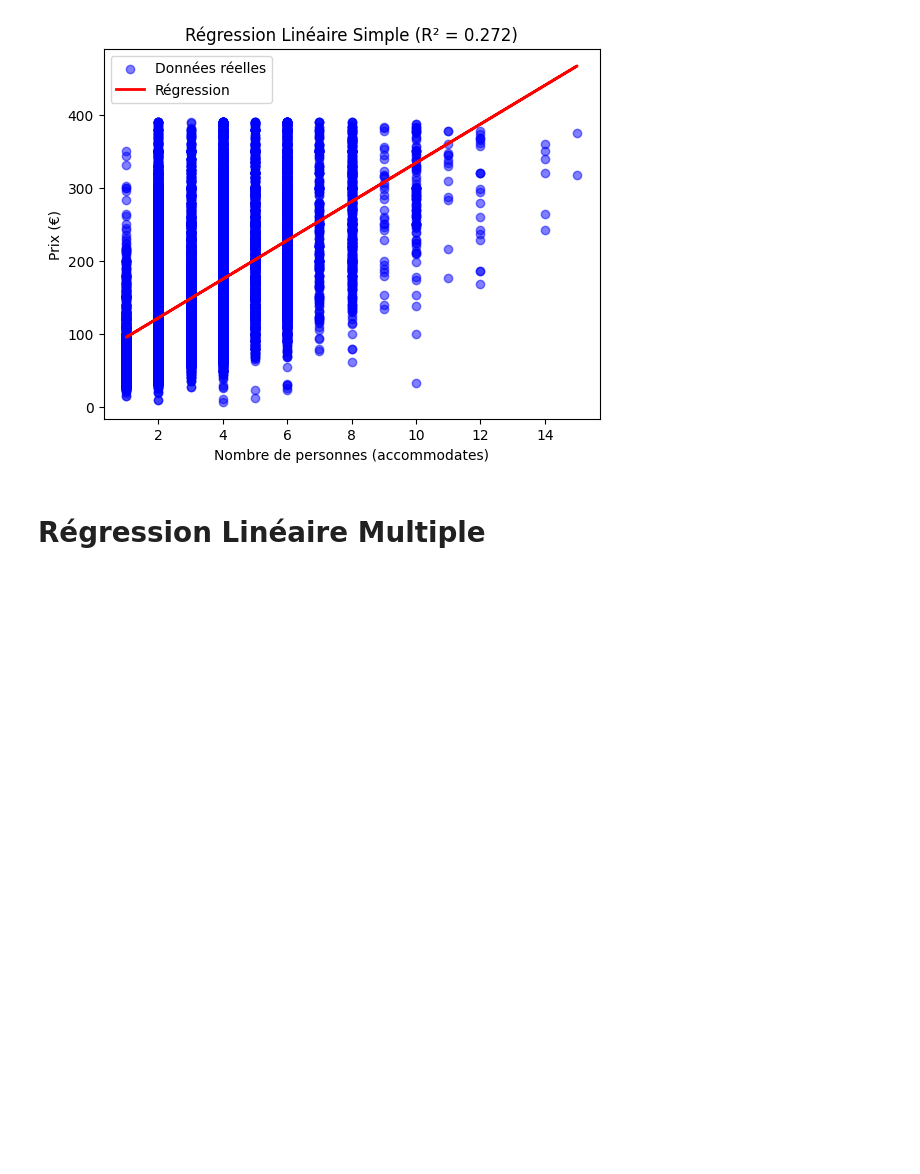
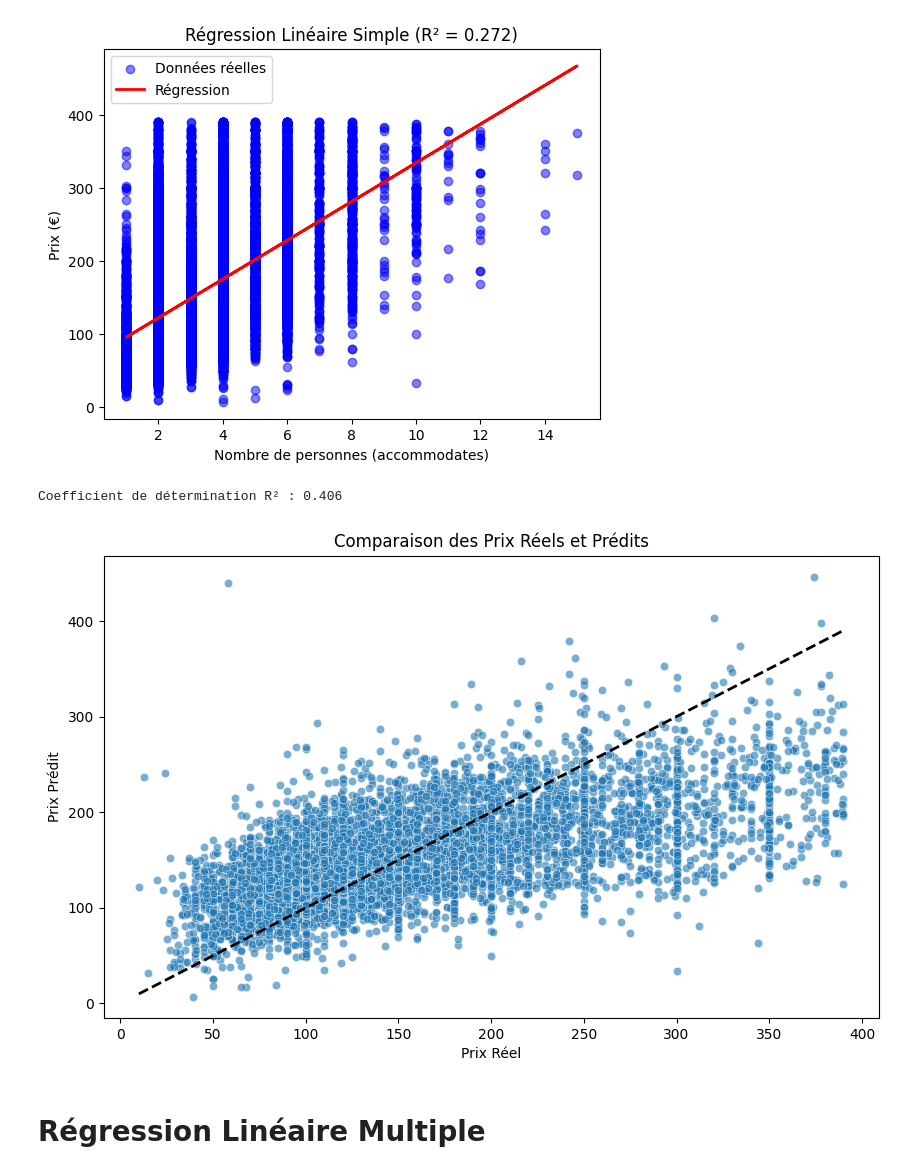
Before and after one commit to rufus232/project_airbnb, a Jupyter notebook: main.ipynb, the cells around one changed output. Saved outputs shown, nothing was run; the diff lists cells and outputs as text; code cells hidden in the pictures; blank space fills up the shorter version.

```diff
--- a/main.ipynb
+++ b/main.ipynb
@@ -229,6 +230,44 @@ plt.show()
 # %% [output]
 Coefficient de détermination R² : 0.272
 [figure]
+# %%
+df = df[(df['price'] >= Q1 - 1.5*IQR) & (df['price'] <= Q3 + 1.5*IQR)]
+
+# conversion
+df = pd.get_dummies(df, columns=['room_type', 'host_is_superhost', 'property_type'], drop_first=True)
+
+# pertinents à prendre : nombre de pers, nombre chambres, nombre  lits, note avis etc
+features = ['accommodates', 'bedrooms', 'beds', 'review_scores_rating',
+            'number_of_reviews', 'minimum_nights', 'latitude', 'longitude'] + \
+           [col for col in df.columns if col.startswith('room_type_') or
+            col.startswith('host_is_superhost_') or col.startswith('property_type_')]
+
+X = df[features]
+y = df['price']
+
+scaler = StandardScaler()
+X_scaled = scaler.fit_transform(X)
+
+X_train, X_test, y_train, y_test = train_test_split(X_scaled, y, test_size=0.2, random_state=42)
+
+model = LinearRegression()
+model.fit(X_train, y_train)
+
+y_pred = model.predict(X_test)
+# coef en R²
+r2 = r2_score(y_test, y_pred)
+print(f"Coefficient de détermination R² : {r2:.3f}")
+
+plt.figure(figsize=(10, 6))
+sns.scatterplot(x=y_test, y=y_pred, alpha=0.6)
+plt.plot([y_test.min(), y_test.max()], [y_test.min(), y_test.max()], 'k--', lw=2)
+plt.xlabel('Prix Réel')
+plt.ylabel('Prix Prédit')
+plt.title('Comparaison des Prix Réels et Prédits')
+plt.show()
+# %% [output]
+Coefficient de détermination R² : 0.406
+[figure, added]
 # %% [markdown]
 # Régression Linéaire Multiple
 # %%
```
Also changed, not shown: parts of 3 cells of this notebook.
